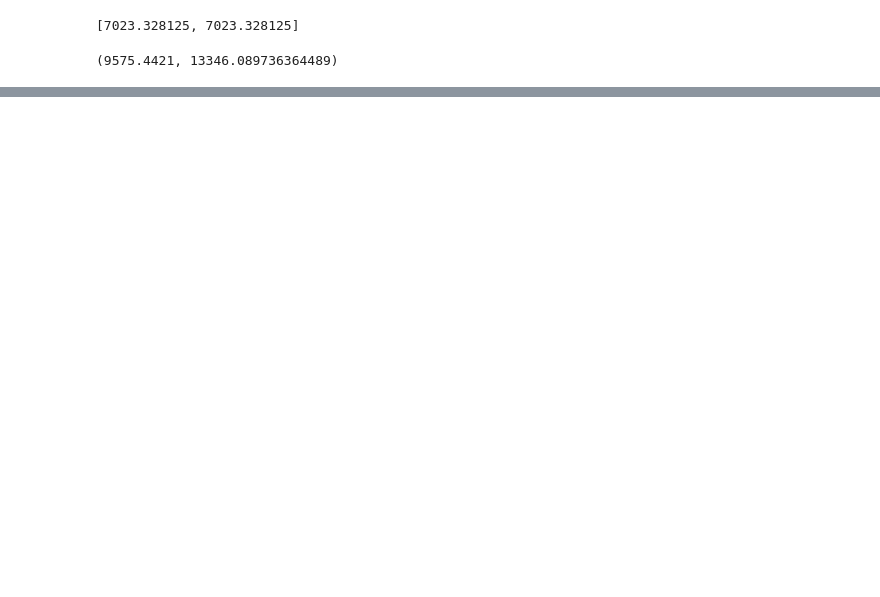
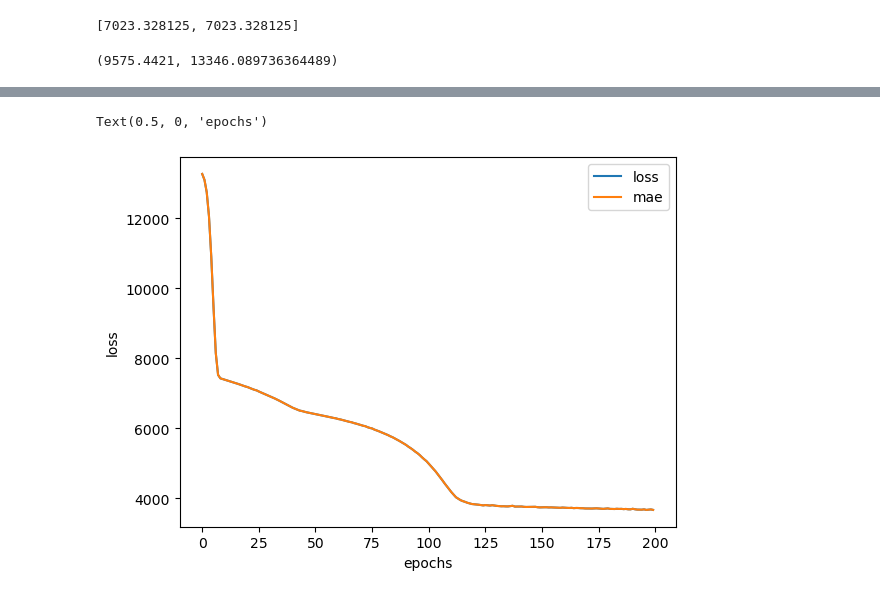
Before and after one commit to jjuniorc/tensorflow, a Jupyter notebook: 01_neural_network_regression_with_tensorflow.ipynb, the cells around one changed output, grey strips where cells are left out. Drawn from its saved outputs; the diff is of its cells as text; code cells hidden in the pictures; blank space fills up the shorter version.

```diff
--- a/01_neural_network_regression_with_tensorflow.ipynb
+++ b/01_neural_network_regression_with_tensorflow.ipynb
@@ -1069,0 +1122,8 @@ y_train.median(), y_train.mean()
+# %%
+# Plot history (also known as a loss curve or training curve)
+pd.DataFrame(history_training_model_2.history).plot()
+plt.ylabel("loss")
+plt.xlabel("epochs")
+# %% [output]
+Text(0.5, 0, 'epochs')
+[figure, added]
```
Also changed, not shown: parts of 9 cells of this notebook, 1 other file.
